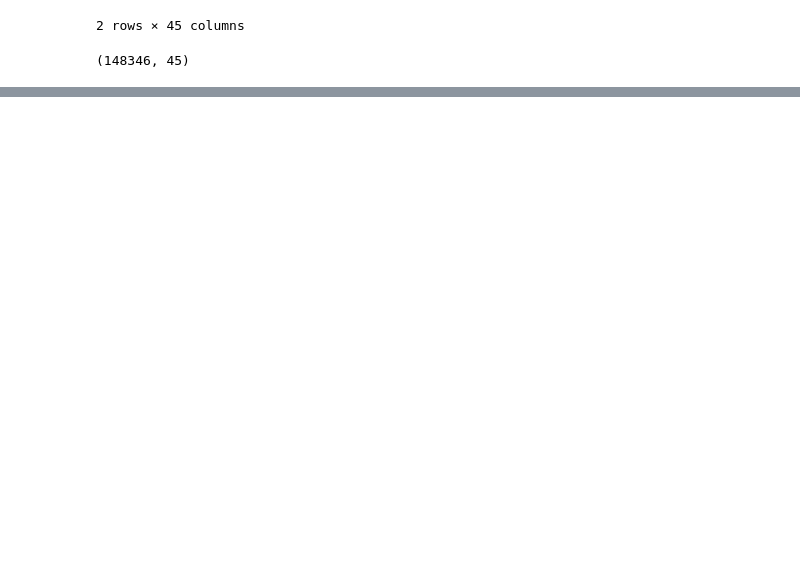
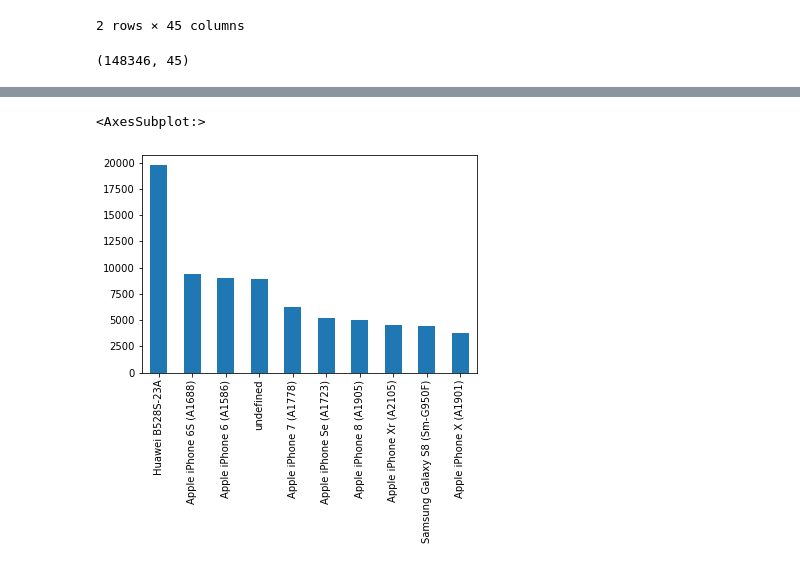
Before and after one commit to celine-kanagwa/Telco_analysis, a Jupyter notebook: Notebook/Untitled.ipynb, the cells around one changed output, grey strips where cells are left out. Cells and saved outputs as stored; diff of their text form; code cells hidden in the pictures; blank space fills up the shorter version.

Commit message:
untitled task 1 and utils/ clean and group

```diff
--- a/Notebook/Untitled.ipynb
+++ b/Notebook/Untitled.ipynb
@@ -215,0 +230,6 @@ clean_data.to_csv('../Data/clean_data.csv')
+# %%
+#the top 10 handsets used by the customers.
+clean_data['Handset Type'].value_counts()[:10].plot(kind='bar')
+# %% [output]
+<AxesSubplot:>
+[figure, added]
```
Also changed, not shown: parts of 5 cells of this notebook, 1 other file.
